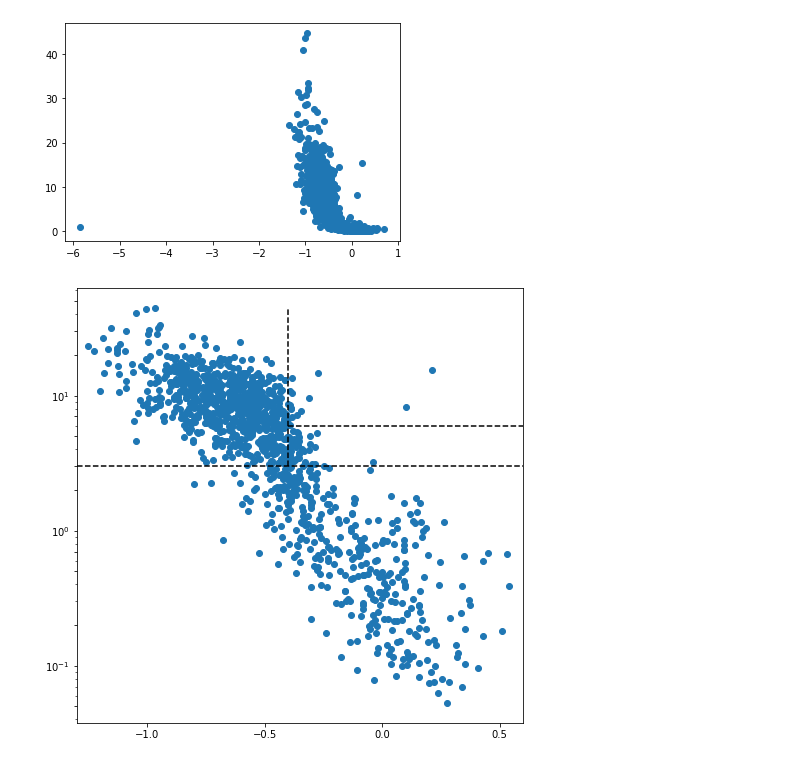
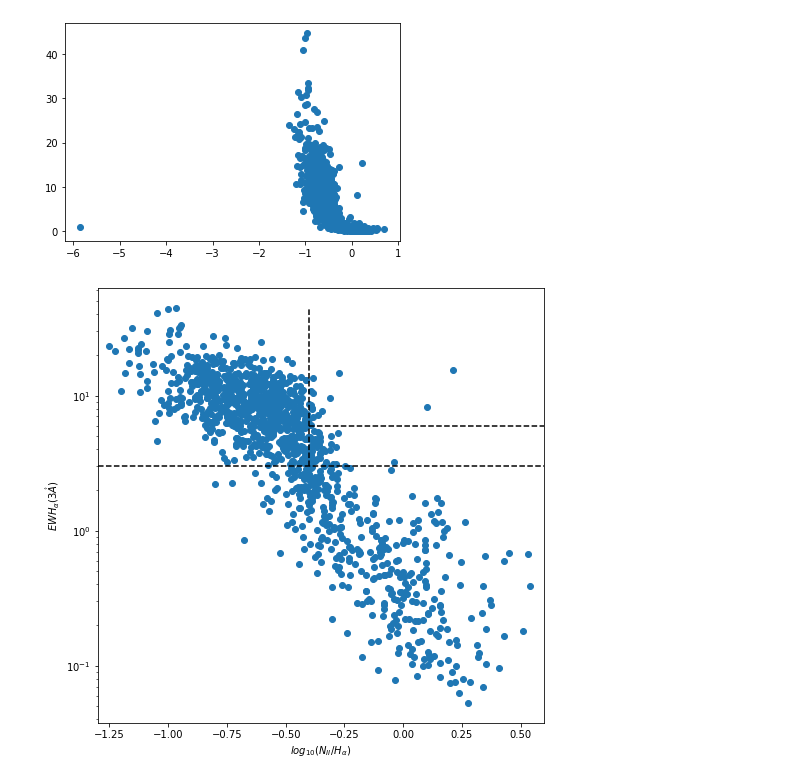
Before and after one commit to daniellin456/NTU-Data-Analysis-in-Astronomy-Final-Project, a Jupyter notebook: code/WHAN_classification.ipynb, the cells around one changed output. Cells and saved outputs as stored; diff of their text form; code cells hidden in the pictures.

```diff
--- a/code/WHAN_classification.ipynb
+++ b/code/WHAN_classification.ipynb
@@ -138,20 +138,42 @@ plt.scatter(x_logniiha, y_ewha )
 [figure]
 # %%
 from matplotlib.ticker import FormatStrFormatter
+
 plt.figure( figsize=(8,8))
 plt.axhline(y=3, color='black', linestyle='--')
 plt.vlines(x=-0.4, ymin=3, ymax=np.max(y_ewha), color='black', linestyle='--')
 plt.hlines(y=6, xmin=-0.4, xmax=np.max(x_logniiha), color='black', linestyle='--')
 
 plt.yscale('log')
 plt.xlim(-1.3, 0.6)
-plt.xticks( [-1.0, -0.5, 0, 0.5] )
-plt.yticks( [0.05, 0.1, 0.2, 0.5, 0.7, 1, 2, 3, 5, 7, 10, 20, 30, 50, 70, 100, 200, 300])
+plt.xlabel(r'$log_{10}(N_{II}/H_\alpha)$')
+plt.ylabel(r'$EW H_\alpha (3\mathring{A})$')
 
+# fig1, ax1 = plt.subplots()
+# #fig1.figure( figsize=(8,8))
+# ax1.axhline(y=3, color='black', linestyle='--')
+# ax1.vlines(x=-0.4, ymin=3, ymax=np.max(y_ewha), color='black', linestyle='--')
+# ax1.hlines(y=6, xmin=-0.4, xmax=np.max(x_logniiha), color='black', linestyle='--')
+
+# #plt.yscale('log')
+# #plt.xlim(-1.3, 0.6)
+# plt.xlabel(r'$log_{10}(N_{II}/H_\alpha)$')
+# plt.ylabel(r'$EW H_\alpha (3\mathring{A})$')
+# plt.scatter(x_logniiha, y_ewha )
+
+# ax1.set_yscale('log')
+# ax1.set_xticks( [-1.0, -0.5, 0, 0.5] )
+# ax1.set_yticks( [0.05, 0.1, 0.2, 0.5, 0.7, 1, 2, 3, 5, 7, 10, 20, 30, 50, 70, 100, 200, 300])
+# #ax1.get_xaxis().set_major_formatter(matplotlib.ticker.ScalarFormatter())
+
+# #ax = plt.axes()
+# #ax.set_xticks( [-1.0, -0.5, 0, 0.5] )
+# #ax.set_yticks( [0.05, 0.1, 0.2, 0.5, 0.7, 1, 2, 3, 5, 7, 10, 20, 30, 50, 70, 100, 200, 300])
 plt.scatter(x_logniiha, y_ewha )
-plt.savefig('WHAN.png', dpi=600)
+#plt.show()
+plt.savefig('WHAN.jpg', dpi=600)
 # %% [output]
-[figure, old version]
+[figure, new version]
 # %%
 pg_rg_data = {"plateifus": pg + rg}
 pg_rg_data_df = pd.DataFrame(pg_rg_data)
```
Also changed, not shown: parts of 2 cells of this notebook, 5 other files.
